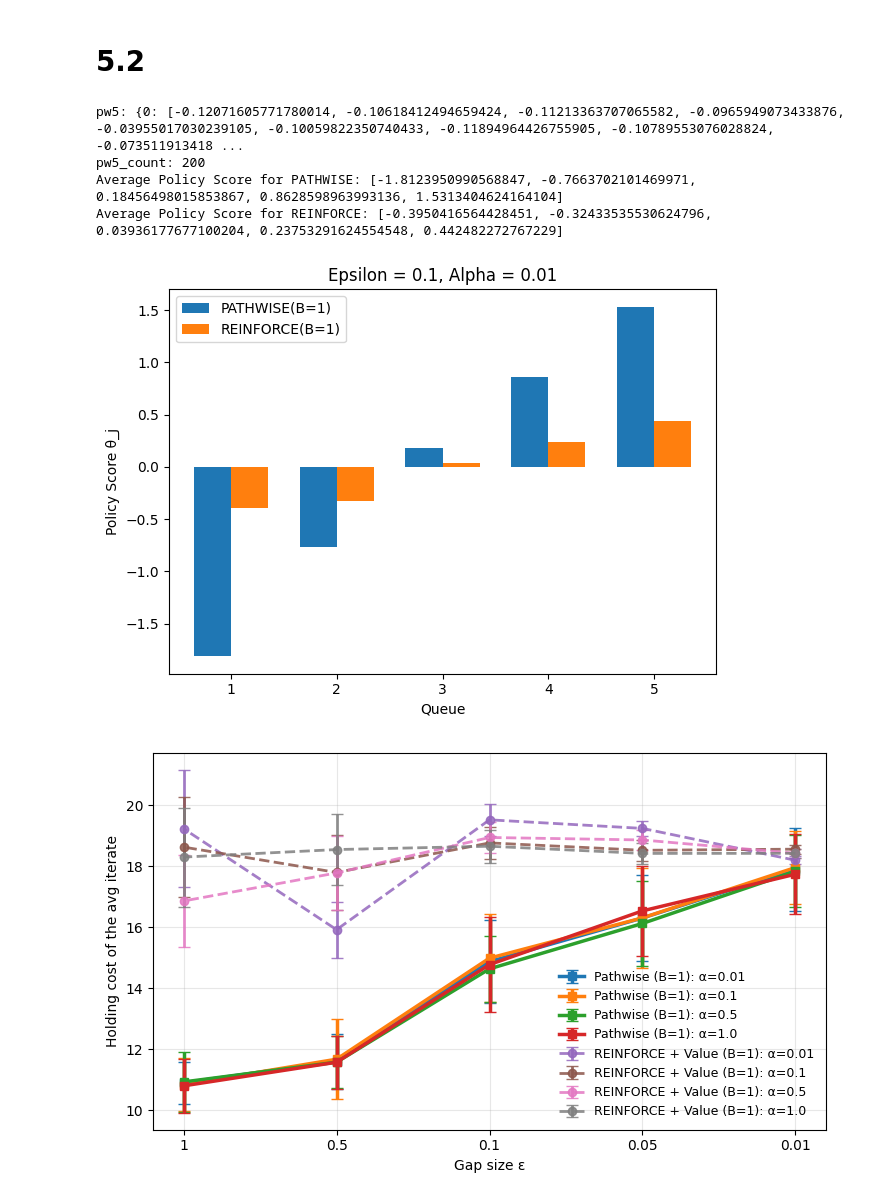
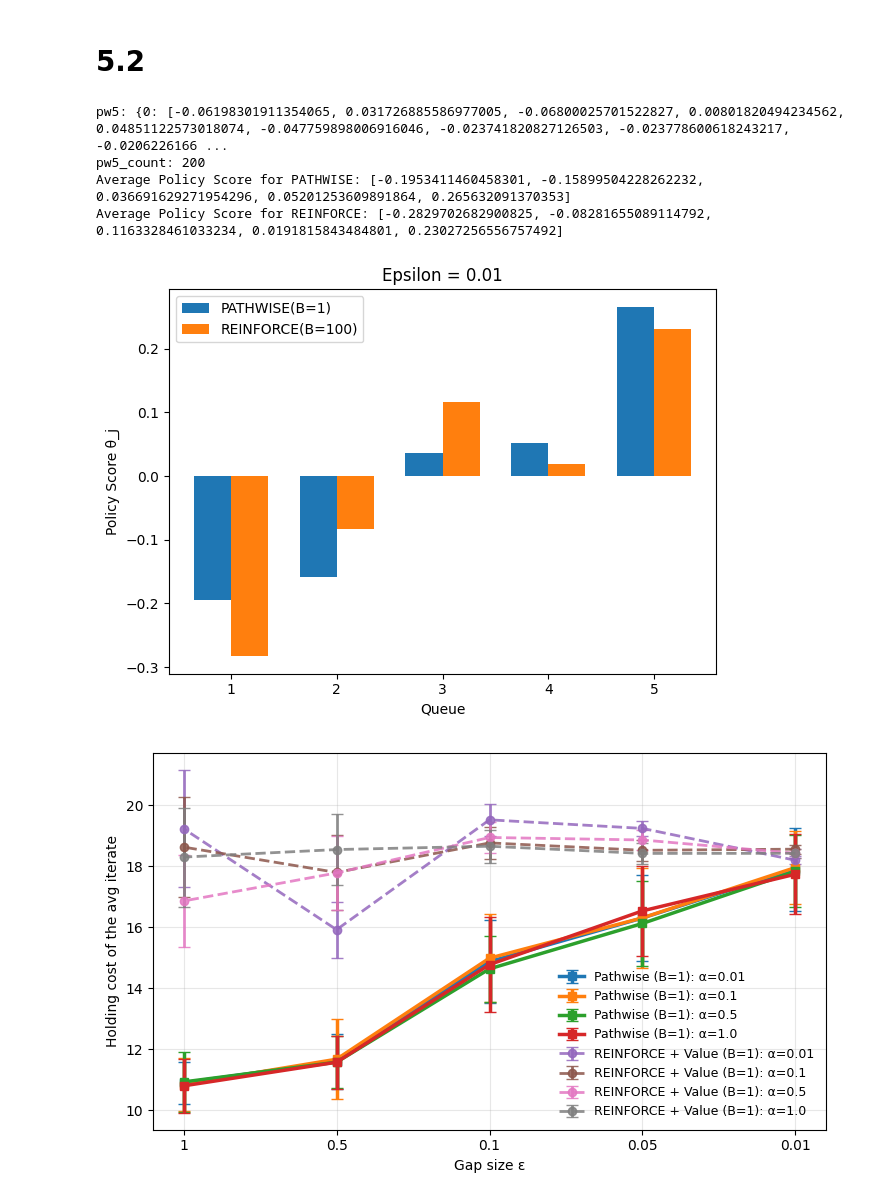
Before and after one commit to ThomasMoulin-hub/QueueTorchReviews, a Jupyter notebook: notebooks/reproducing_figs.ipynb, the cells around one changed output. Saved outputs shown, nothing was run; the diff lists cells and outputs as text; code cells hidden in the pictures.

```diff
--- a/notebooks/reproducing_figs.ipynb
+++ b/notebooks/reproducing_figs.ipynb
@@ -76,11 +76,11 @@ from collections import defaultdict
 with open("/user/xz3355/QueueTorchReviews/cmu/pathwise_wc_cmu_multiclass5_all_eps.json", "r") as f:
     pw5 = json.load(f)
 
-with open("/user/xz3355/QueueTorchReviews/cmu/wc_reinforce_baseline_cmu_B1_multiclass5_all_eps.json", "r") as f:
+with open("/user/xz3355/QueueTorchReviews/cmu/wc_reinforce_baseline_cmu_B100_multiclass5_all_eps.json", "r") as f:
     rf5 = json.load(f)
 
 alphas = ["0.01", "0.1", "0.5", "1.0"]
-gaps = ['0.1'] # [1, 0.5, 0.1, 0.05, 0.01]
+gaps = ['0.01'] # [1, 0.5, 0.1, 0.05, 0.01]
 n = 5
 pw5_results = {}
 pw5_count = 0
@@ -98,39 +98,39 @@ for alpha in alphas:
             for i in range(n):
                 pw5_results[i].append(x['last_iterate'][0][i])
         for x in rf5[alpha][gap]:
             rf5_count += 1
             for i in range(n):
                 rf5_results[i].append(x['last_iterate'][0][i])
 
 print('pw5:', pw5_results)
 print('pw5_count:', pw5_count)
 pw5_avg_results = [sum(x)/pw5_count for x in pw5_results.values()]
 rf5_avg_results = [sum(x)/rf5_count for x in rf5_results.values()]
 
 print(f"Average Policy Score for PATHWISE: {pw5_avg_results}")
 print(f"Average Policy Score for REINFORCE: {rf5_avg_results}")
 
 x = np.arange(n)
 width = 0.35
 
 plt.bar(x - width/2, pw5_avg_results, width, label='PATHWISE(B=1)')
-plt.bar(x + width/2, rf5_avg_results, width, label='REINFORCE(B=1)')
+plt.bar(x + width/2, rf5_avg_results, width, label='REINFORCE(B=100)')
 
-plt.title("Epsilon = 0.1, Alpha = 0.01")
+plt.title("Epsilon = 0.01")
 plt.xticks(x, ['1', '2', '3', '4', '5'])
 plt.xlabel('Queue')
 plt.ylabel('Policy Score θ_j')
 plt.legend()
 
 plt.tight_layout()
 plt.show()
 # plt.savefig("/user/xz3355/QueueTorchReviews/cmu/Fig9_1.png")
 # %% [output]
-pw5: {0: [-0.12071605771780014, -0.10618412494659424, -0.11213363707065582, -0.0965949073433876, -0.03955017030239105, -0.10059822350740433, -0.11894964426755905, -0.10789553076028824, -0.073511913418 ...
+pw5: {0: [-0.06198301911354065, 0.031726885586977005, -0.06800025701522827, 0.00801820494234562, 0.04851122573018074, -0.047759898006916046, -0.023741820827126503, -0.023778600618243217, -0.0206226166 ...
 pw5_count: 200
-Average Policy Score for PATHWISE: [-1.8123950990568847, -0.7663702101469971, 0.18456498015853867, 0.8628598963993136, 1.5313404624164104]
-Average Policy Score for REINFORCE: [-0.3950416564428451, -0.32433535530624796, 0.03936177677100204, 0.23753291624554548, 0.442482272767229]
+Average Policy Score for PATHWISE: [-0.1953411460458301, -0.15899504228262232, 0.036691629271954296, 0.05201253609891864, 0.265632091370353]
+Average Policy Score for REINFORCE: [-0.2829702682900825, -0.08281655089114792, 0.1163328461033234, 0.0191815843484801, 0.23027256556757492]
-[figure, old version]
+[figure, new version]
 # %%
 ## Fig9.2
 alphas = [0.01, 0.1, 0.5, 1.0]
```
Also changed, not shown: 6 other files.
